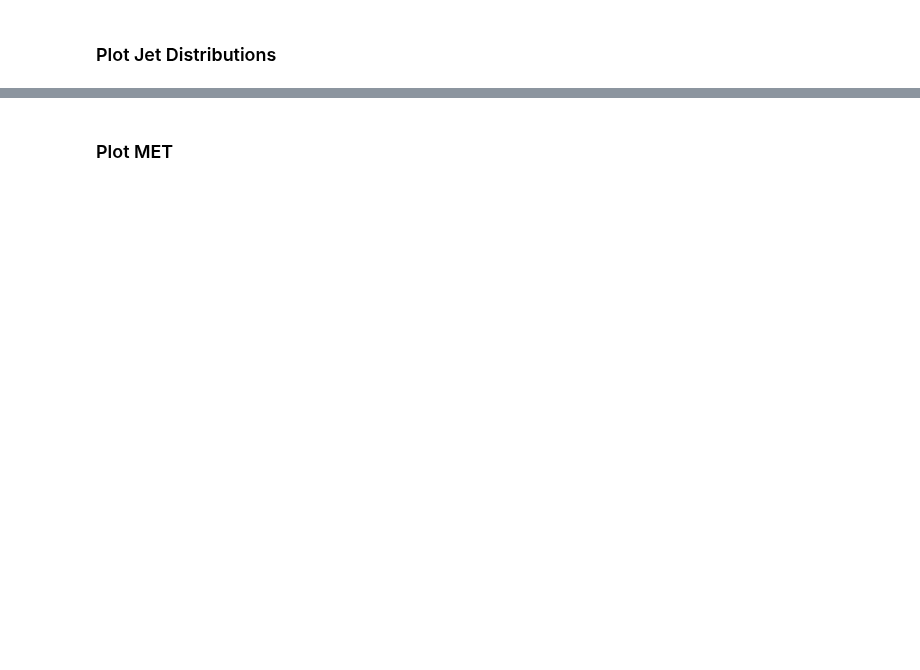
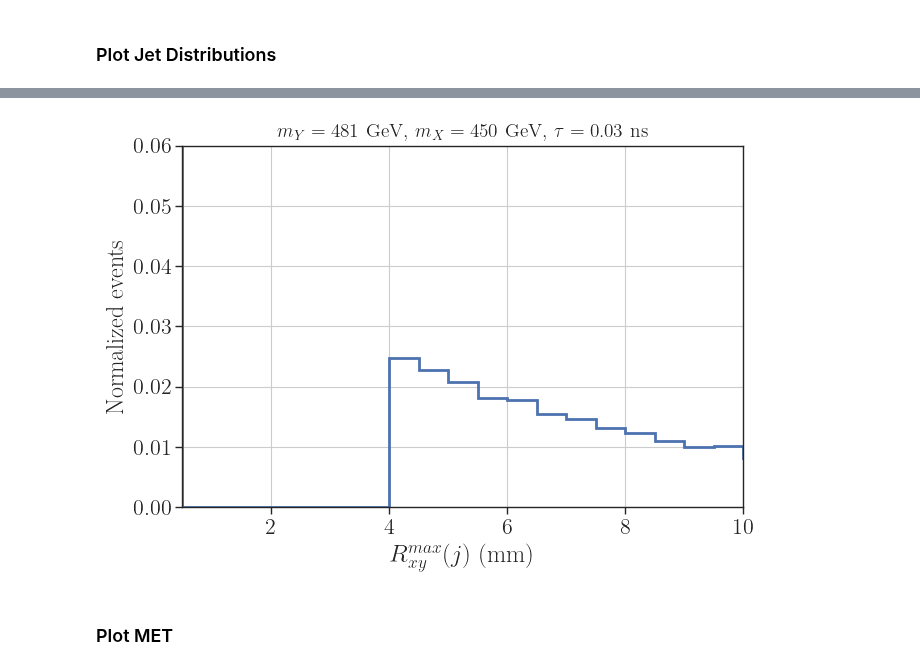
Before and after one commit to andlessa/LLP-CDFO, a Jupyter notebook: plotting/distributions/plots-dists-ATLAS-SUSY-2016-08.ipynb, the cells around one changed output, grey strips where cells are left out. Drawn from its saved outputs; the diff is of its cells as text; code cells hidden in the pictures; blank space fills up the shorter version.

```diff
--- a/plotting/distributions/plots-dists-ATLAS-SUSY-2016-08.ipynb
+++ b/plotting/distributions/plots-dists-ATLAS-SUSY-2016-08.ipynb
@@ -186,3 +212,23 @@ plt.show()
+# %%
+fig = plt.figure(figsize=(7,5))
+njBins = np.arange(0.,15.,0.5)
+h1,b,_ = plt.hist(RDV_max,weights=weightsPB/totalweightPB,histtype='step',linewidth=2,
+         bins=njBins,density=False,color=colors[0])
+
+# plt.vlines(x=4.,ymin=h1.min(),ymax=0.2,linestyle = 'dashed', color=colors[0])
+plt.grid()
+# plt.text(b[6],0.05,r'$p_T(j) > 25$ GeV',
+#          fontsize=15,bbox={'boxstyle':'round', 'facecolor':'white'})
+plt.xlabel(r'$R_{xy}^{max}(j)$ (mm)',fontsize=18)
+plt.ylabel('Normalized events')
+plt.xlim(0.5,10.)
+plt.ylim(0.0,0.06)
+plt.title(title,fontsize=14)
+plt.tight_layout()
+plt.savefig('rdvjet_%s.png' %figlabel)
+plt.show()
+# %% [output]
+[figure, added]
 # %% [markdown]
 ### Plot MET
 # %%
```
Also changed, not shown: parts of 10 cells of this notebook, 13 other files.
